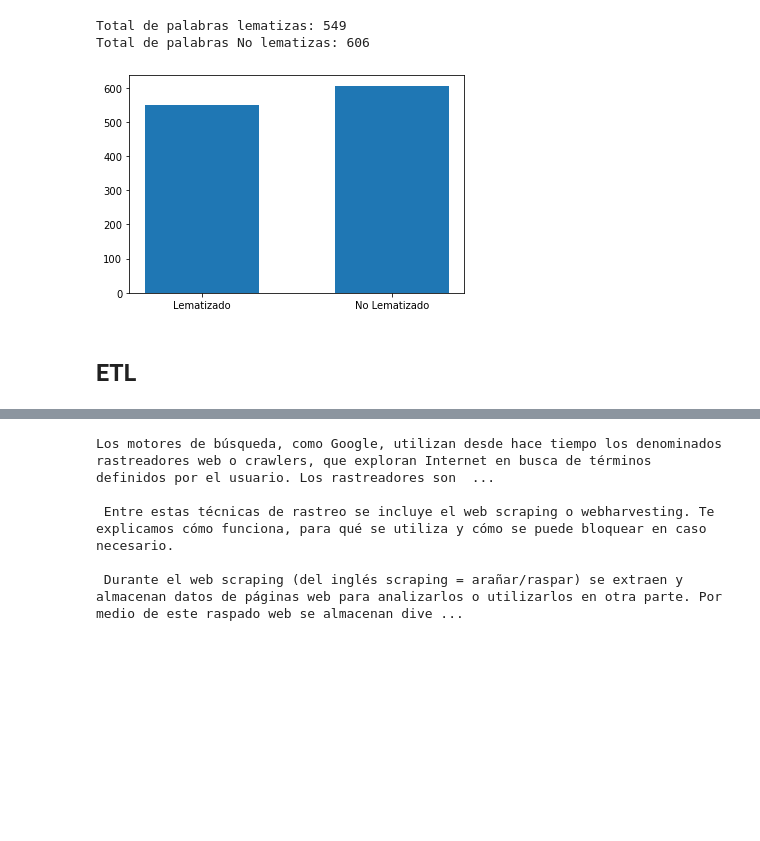
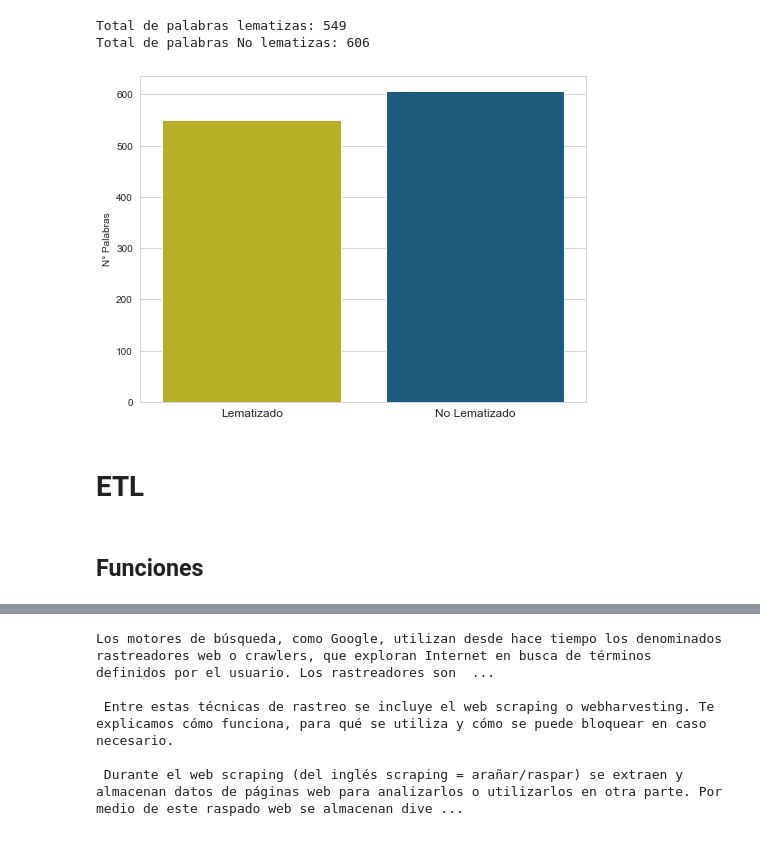
Before and after one commit to kchauxs/procesamiento_lenguaje_natural, a Jupyter notebook: Entrega/main.ipynb, the cells around one changed output, grey strips where cells are left out. Drawn from its saved outputs; the diff is of its cells as text; code cells hidden in the pictures; blank space fills up the shorter version.

```diff
--- a/Entrega/main.ipynb
+++ b/Entrega/main.ipynb
@@ -49,6 +51,12 @@ def frecuenciaPalabras(tokens,imprimir = False):
 # %%
 def vizualizarTokens(tokens,n_words = 30):
     tokens.plot(n_words,cumulative=False)
-# %%
-def vizualizarBarras(x,y):
-    plt.bar(x,y,width=0.6)
+# %%
+def vizualizarBarras(x_list,y_list,xlabel="",ylabel=""):
+    sns.set_style("whitegrid")
+    plt.figure(figsize=(8,6))
+    plt.ylabel(xlabel)
+    plt.xlabel(ylabel)
+    plt.xticks(fontsize=12)
+    sns.barplot(x=x_list, y=y_list, palette=["#CFC60E","#0F5F8C"])
+    plt.show()
@@ -63,4 +73,4 @@ tokens = filtradoAlfabetico(tokens)
 # %%
 Tokens_limpios = eliminarPalabrasParada(tokens)
 # %%
-freq = frecuenciaPalabras(Tokens_limpios,imprimir=False)
+freq = frecuenciaPalabras(Tokens_limpios,imprimir=True)
@@ -75,4 +103,4 @@ nlp = es_core_news_sm.load()#instancia
 cadena = (" ".join(Tokens_limpios))#string
 cadena = nlp(cadena)
 # %%
-sin_tokens_limpios_lem = lematizarEspaniol(cadena,imprimir = False)
+sin_tokens_limpios_lem = lematizarEspaniol(cadena,imprimir = True)
@@ -92,11 +138,13 @@ vizualizarTokens(freq)
 Total de palabras lematizas: 549
 Total de palabras No lematizas: 606
 # %%
-vizualizarBarras(["Lematizado","No Lematizado"],[len(freq_lem),len(freq)])
+vizualizarBarras(["Lematizado","No Lematizado"],[len(freq_lem),len(freq)],"N° Palabras")
 # %% [output]
-[figure, old version]
+[figure, new version]
 # %% [markdown]
-## ETL
+# ETL
+# %% [markdown]
+## Funciones
 # %%
 def ordenarFrecuencia(freq_lem,imprimir = False):
     wordKeys = []
```
Also changed, not shown: parts of 20 cells of this notebook.
